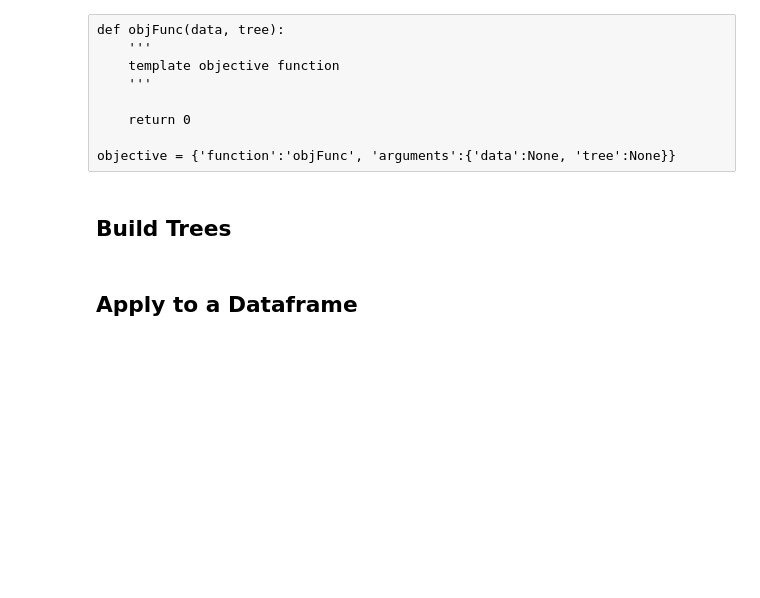
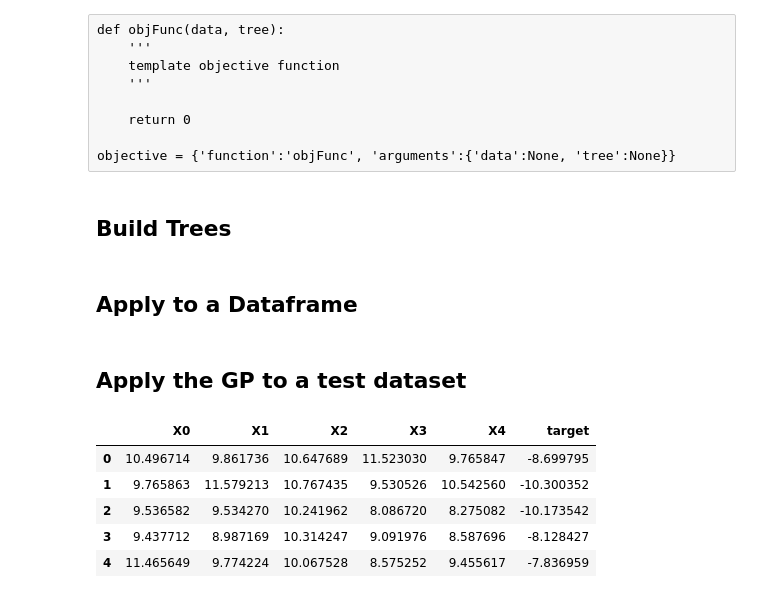
Before and after one commit to ahowe42/baseball, a Jupyter notebook: src/GPFeatureEngineering.ipynb, the cells around one changed output. Cells and saved outputs as stored; diff of their text form; code cells hidden in the pictures; blank space fills up the shorter version.

Commit message:
Added code to simulate data with a target variable built from some features in a known way, added a function to test how well tree-computed data fit the target variable, and setup to run the GP.

```diff
--- a/src/GPFeatureEngineering.ipynb
+++ b/src/GPFeatureEngineering.ipynb
@@ -857,3 +860,29 @@ for indx in range(len(trees)):
     data['tree%0d'%indx] = eval(func.replace('X', 'data.X'))
 # talk
 display(data.head())
+# %% [markdown]
+## Apply the GP to a test dataset
+# %%
+''' generate some data '''
+np.random.seed(42)
+p = 5
+n = 1000
+
+# generate the features
+X = np.random.normal(loc=10, scale=1, size=(n,p))
+# generate the response as dv(sb(X0, ml(2, X1)), X2)
+y = (X[:, 0] - 10*X[:, 1])/X[:, 2] +  np.random.normal(loc=0, scale=1, size=(n,))
+
+# build the dataframe
+data = pd.DataFrame(data=X, columns=['X%d'%i for i in range(p)])
+data['target'] = y
+
+# talk
+display(data.head())
+# %% [output]
+|  | X0 | X1 | X2 | X3 | X4 | target |
+| 0 | 10.496714 | 9.861736 | 10.647689 | 11.523030 | 9.765847 | -8.699795 |
+| 1 | 9.765863 | 11.579213 | 10.767435 | 9.530526 | 10.542560 | -10.300352 |
+| 2 | 9.536582 | 9.534270 | 10.241962 | 8.086720 | 8.275082 | -10.173542 |
+| 3 | 9.437712 | 8.987169 | 10.314247 | 9.091976 | 8.587696 | -8.128427 |
+| 4 | 11.465649 | 9.774224 | 10.067528 | 8.575252 | 9.455617 | -7.836959 |
```
Also changed, not shown: parts of 6 cells of this notebook.
